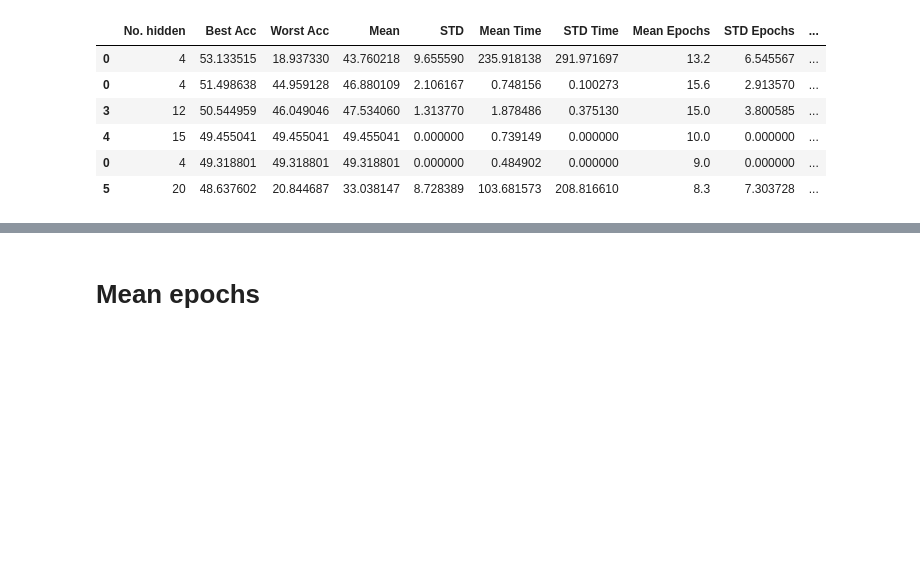
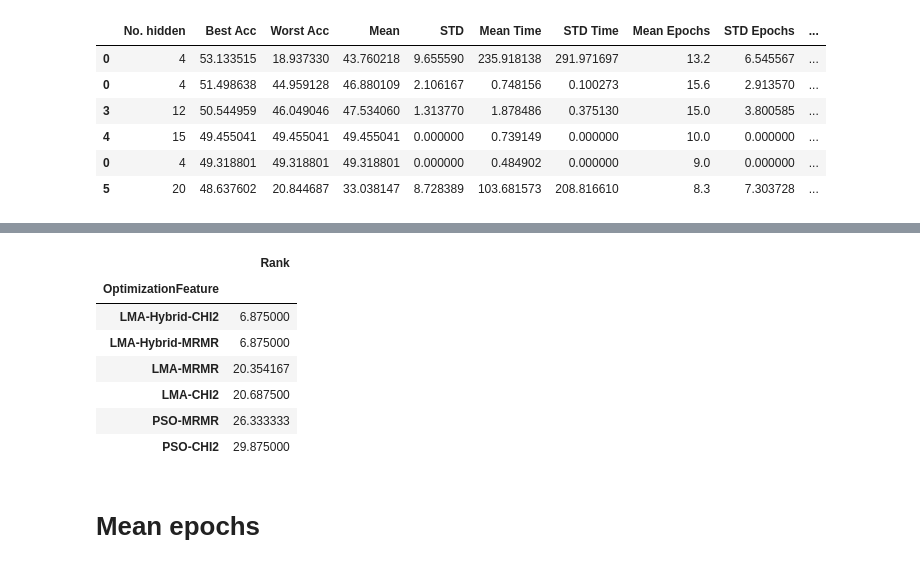
Before and after one commit to Dntfreitas/PSORNN_Classification, a Jupyter notebook: Analysis.ipynb, the cells around one changed output, grey strips where cells are left out. Drawn from its saved outputs; the diff is of its cells as text; code cells hidden in the pictures; blank space fills up the shorter version.

```diff
--- a/Analysis.ipynb
+++ b/Analysis.ipynb
@@ -86,3 +108,25 @@ for database in db_names:
+# %%
+## General results for mean accuracy
+
+general_results_accuracy = pd.DataFrame([])
+for database in db_names:
+    general_results_algorithm = pd.DataFrame([])
+    for algorithm in results['OptimizationFeature'].unique():
+        results_algorithm = pd_results[ (pd_results['Database'] == database) & (pd_results['OptimizationFeature'] == algorithm)]
+        general_results_algorithm = general_results_algorithm.append(results_algorithm)
+    general_results_algorithm['Rank'] = general_results_algorithm['STD'].rank()
+    general_results_accuracy = general_results_accuracy.append(general_results_algorithm.sort_values(by=['STD'])[['OptimizationFeature','Rank']])
+
+general_results_accuracy.groupby(by='OptimizationFeature').mean().sort_values(by='Rank')
+# %% [output]
+|  | Rank |
+| OptimizationFeature |  |
+| LMA-Hybrid-CHI2 | 6.875000 |
+| LMA-Hybrid-MRMR | 6.875000 |
+| LMA-MRMR | 20.354167 |
+| LMA-CHI2 | 20.687500 |
+| PSO-MRMR | 26.333333 |
+| PSO-CHI2 | 29.875000 |
 # %% [markdown]
 # Mean epochs
 # %%
```
Also changed, not shown: parts of 4 cells of this notebook, 2 other files.
